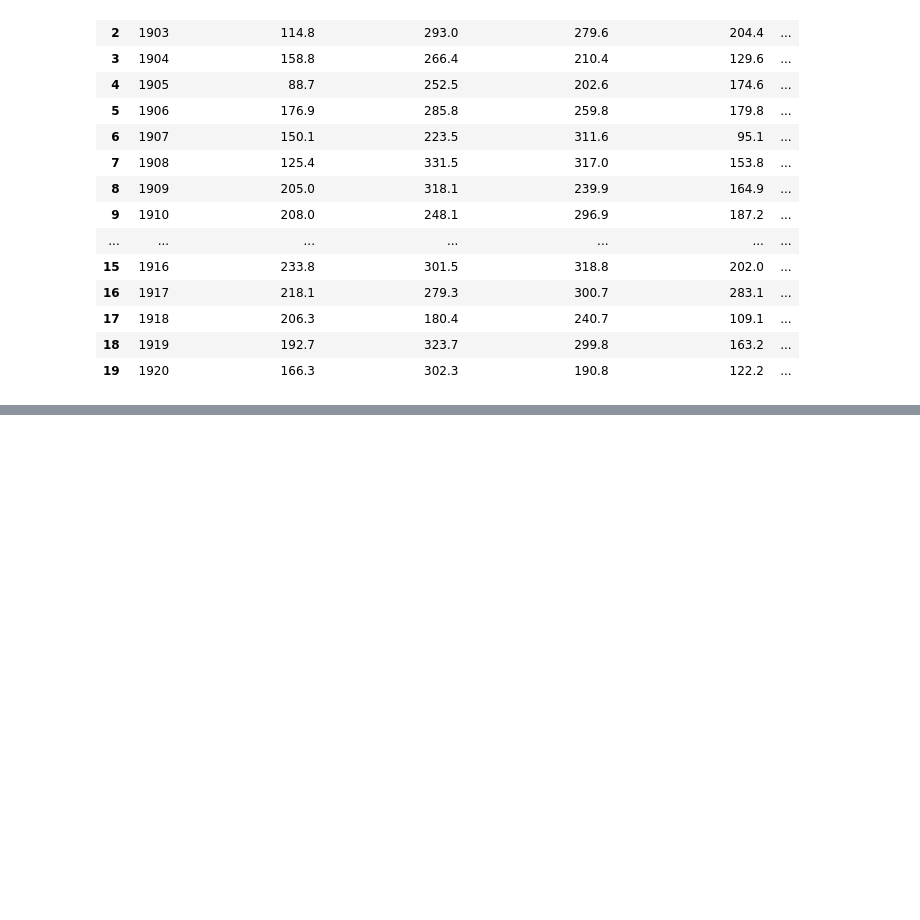
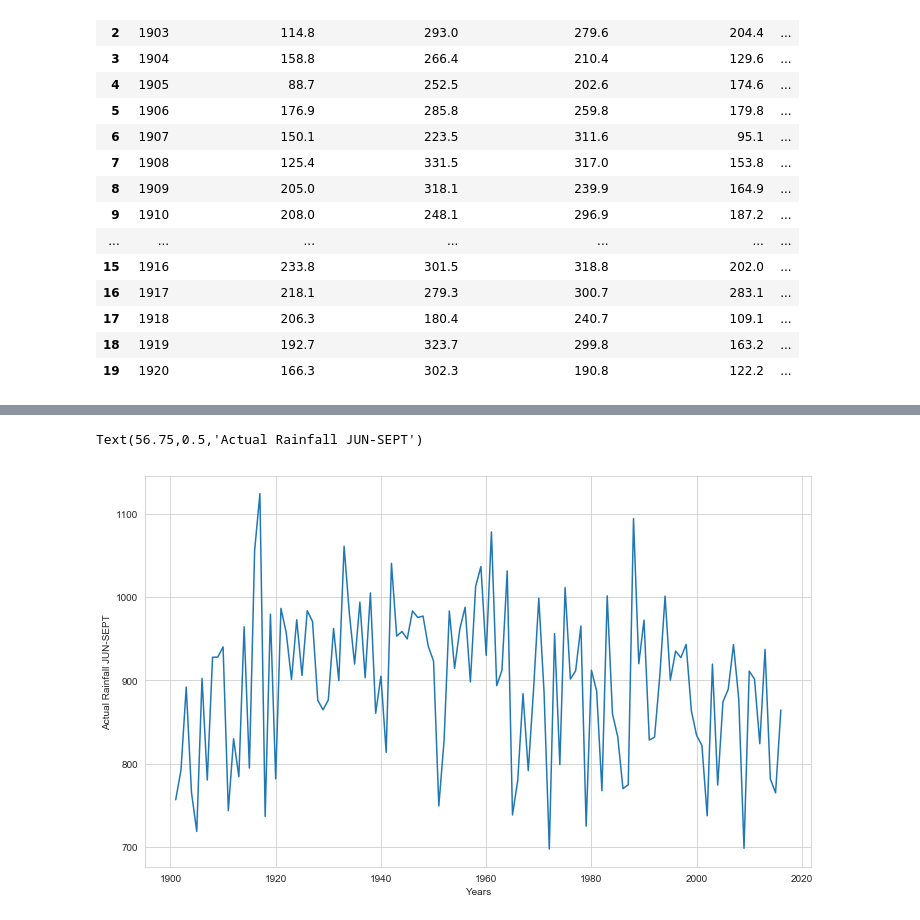
Before and after one commit to imaginarycoder/Rainfall_Prediction_India, a Jupyter notebook: Rainfall.ipynb, the cells around one changed output, grey strips where cells are left out. Saved outputs shown, nothing was run; the diff lists cells and outputs as text; code cells hidden in the pictures; blank space fills up the shorter version.

```diff
--- a/Rainfall.ipynb
+++ b/Rainfall.ipynb
@@ -61,0 +116,9 @@ rain.head(20)
+# %%
+plt.figure(figsize=(10,6))
+plt.plot(rain['YEAR'],rain['Actual Rainfall: JUN-SEPT'],)
+plt.tight_layout()
+plt.xlabel('Years')
+plt.ylabel('Actual Rainfall JUN-SEPT')
+# %% [output]
+Text(56.75,0.5,'Actual Rainfall JUN-SEPT')
+[figure, added]
```
Also changed, not shown: parts of 14 cells of this notebook.
